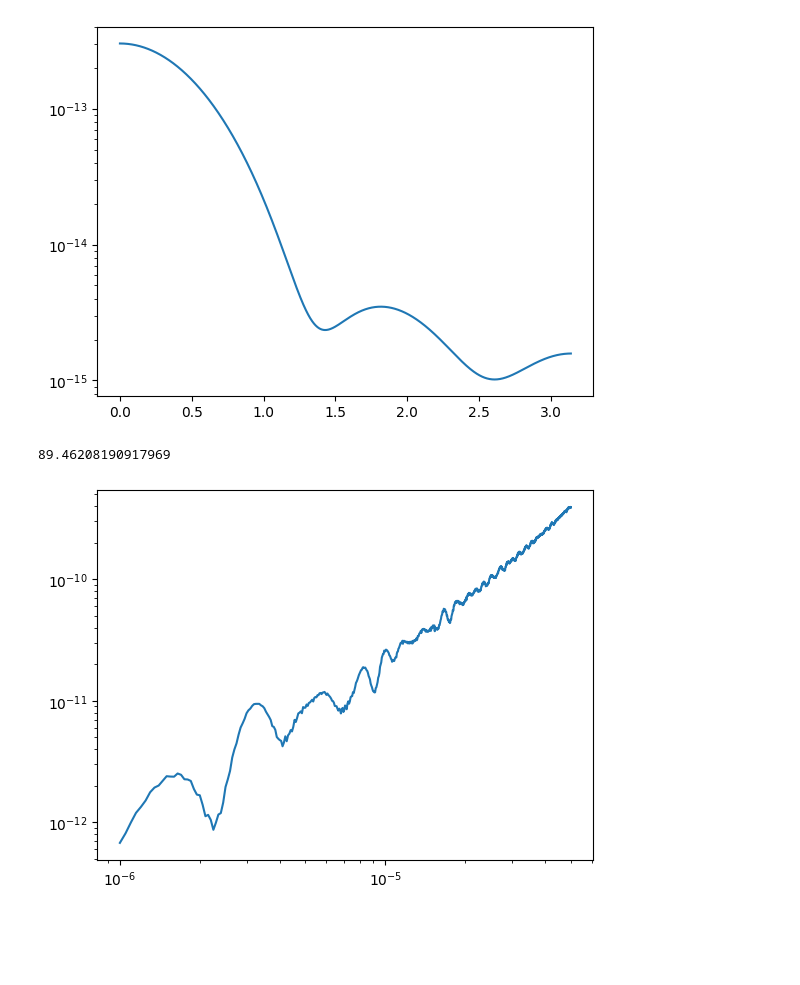
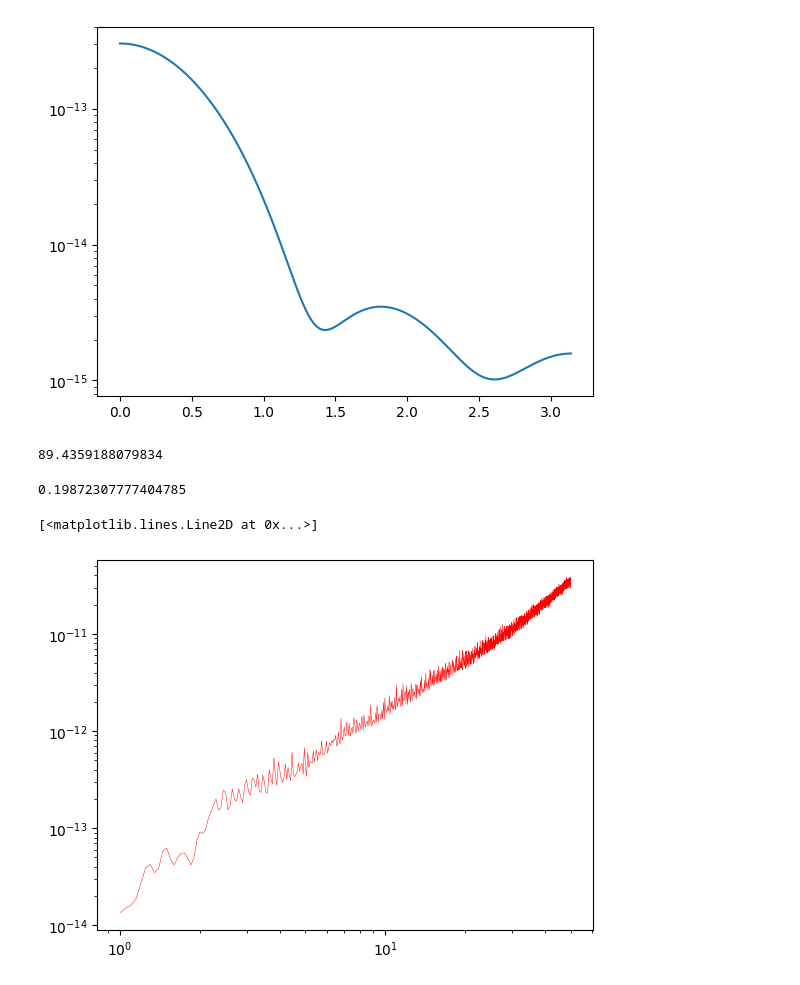
Before and after one commit to charlies-b/scattnlay-model, a Jupyter notebook: scattnlay-model-II.ipynb, the cells around one changed output. Drawn from its saved outputs; the diff is of its cells as text; code cells hidden in the pictures; blank space fills up the shorter version.

```diff
--- a/scattnlay-model-II.ipynb
+++ b/scattnlay-model-II.ipynb
@@ -88,16 +88,24 @@ deg_step = 0.5
 
 size_range = get_size_range(min_um, max_um, um_step)
 theta = get_theta(deg_step)
-d_sigmas = list(map(lambda x: differential_sigma(x, wavelength, theta), size_range))
-int_sigmas = list(map(lambda x: sint_theta(theta, x, theta1, theta2), d_sigmas))
-plt.yscale("log")
-plt.xscale("log")
-plt.plot(size_range, int_sigmas)
+d_sigmas_fssp = list(map(lambda x: differential_sigma(x, wavelength, theta), size_range))
 t1 = time.time()
 print(t1-t0)
 # %% [output]
-89.46208190917969
+89.4359188079834
-[figure, removed]
+# %%
+t0 = time.time()
+int_sigmas = list(map(lambda x: sint_theta(theta, x, theta1, theta2), d_sigmas_fssp))
+t1 = time.time()
+print(t1-t0)
+
+plt.yscale("log")
+plt.xscale("log")
+plt.plot(size_range*10**6, int_sigmas, linewidth=0.33, color="red")
+# %% [output]
+0.19872307777404785
+[<matplotlib.lines.Line2D at 0x...>]
+[figure, added]
 # %%
 def collection_map(theta, phi, collection_direction, collection_angle): # collection optic half angle
     u = np.transpose(spherical_unit(theta, phi)) # gives (THETA, PHI, u) for meshgrid (THETA, PHI)
```
Also changed, not shown: parts of 4 cells of this notebook.
